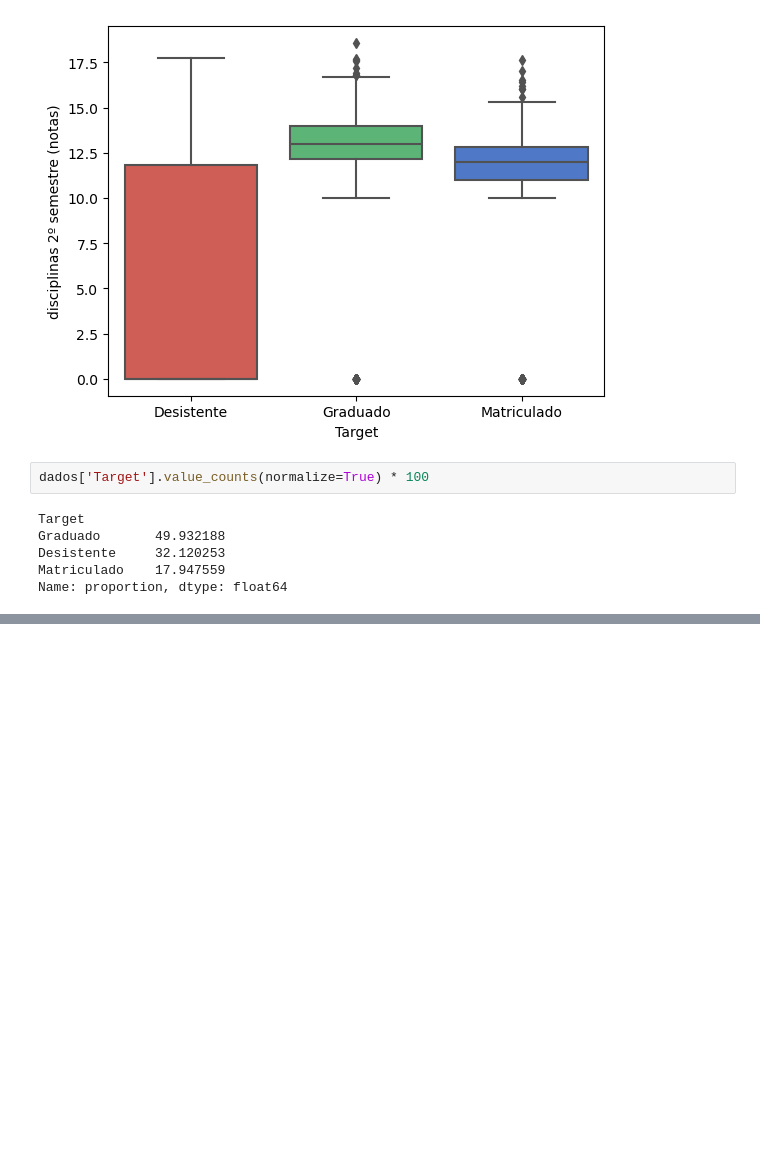
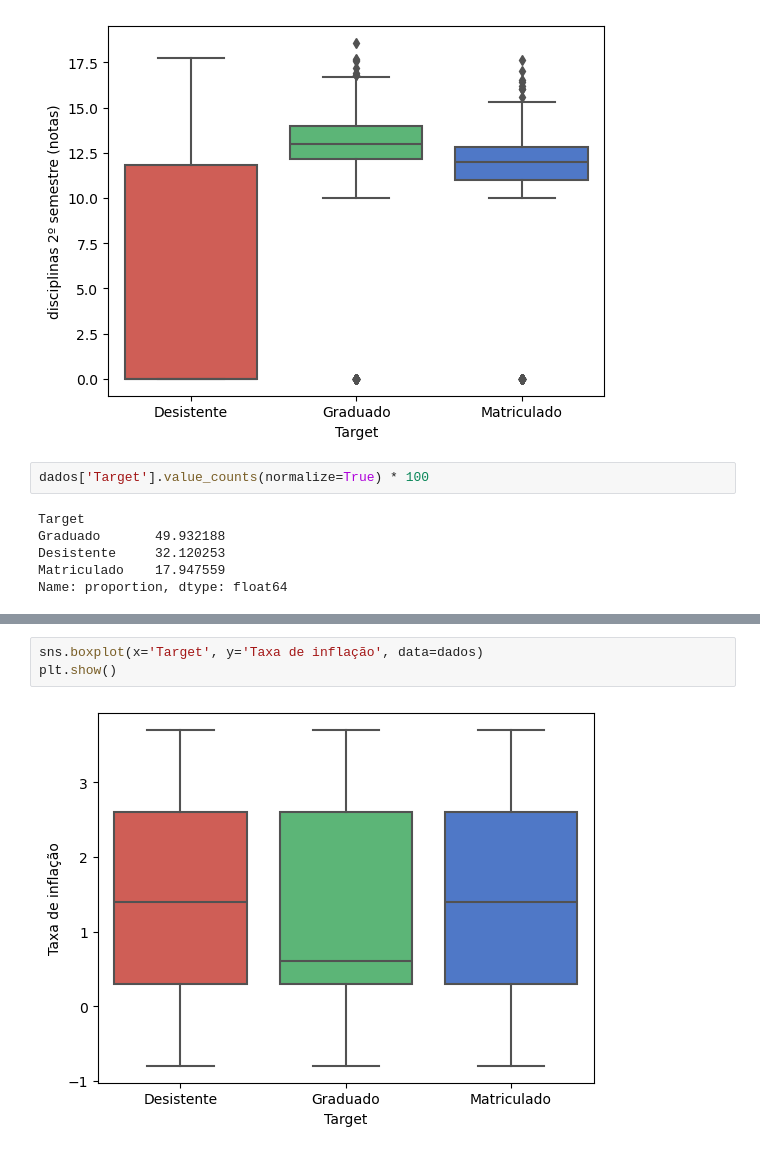
Before and after one commit to CrisNakamura/modelo_prevencao_evasao_estudantil, a Jupyter notebook: projeto.ipynb, the cells around one changed output, grey strips where cells are left out. Drawn from its saved outputs; the diff is of its cells as text; blank space fills up the shorter version.

```diff
--- a/projeto.ipynb
+++ b/projeto.ipynb
@@ -231,0 +275,5 @@ Name: proportion, dtype: float64
+# %%
+sns.boxplot(x='Target', y='Taxa de inflação', data=dados)
+plt.show()
+# %% [output]
+[figure, added]
```
Also changed, not shown: parts of 11 cells of this notebook.
